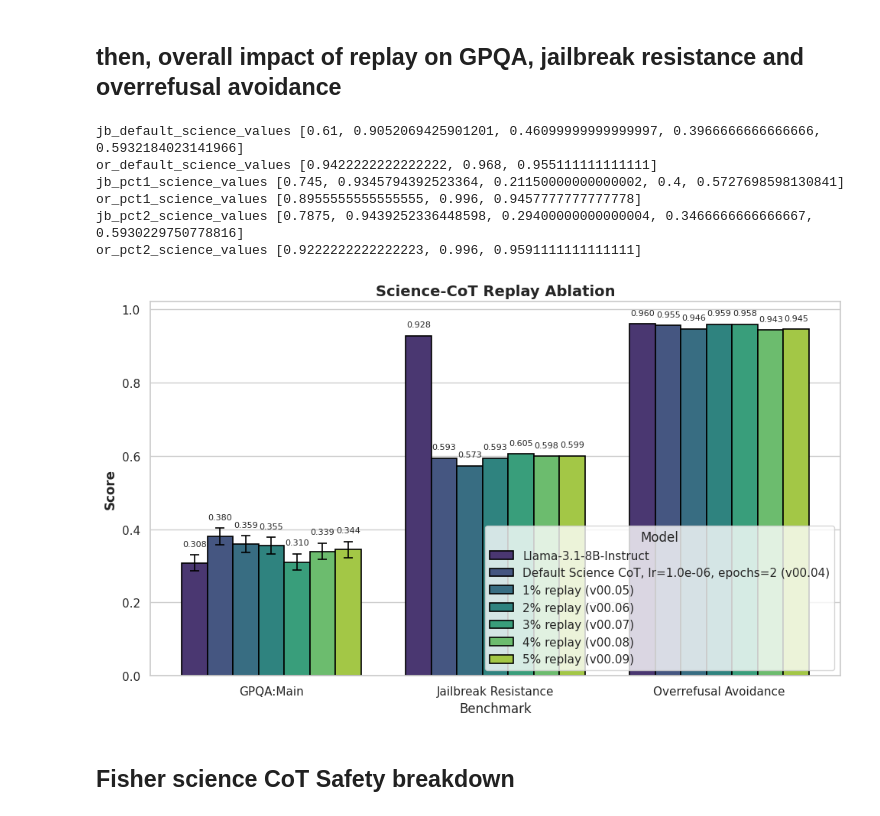
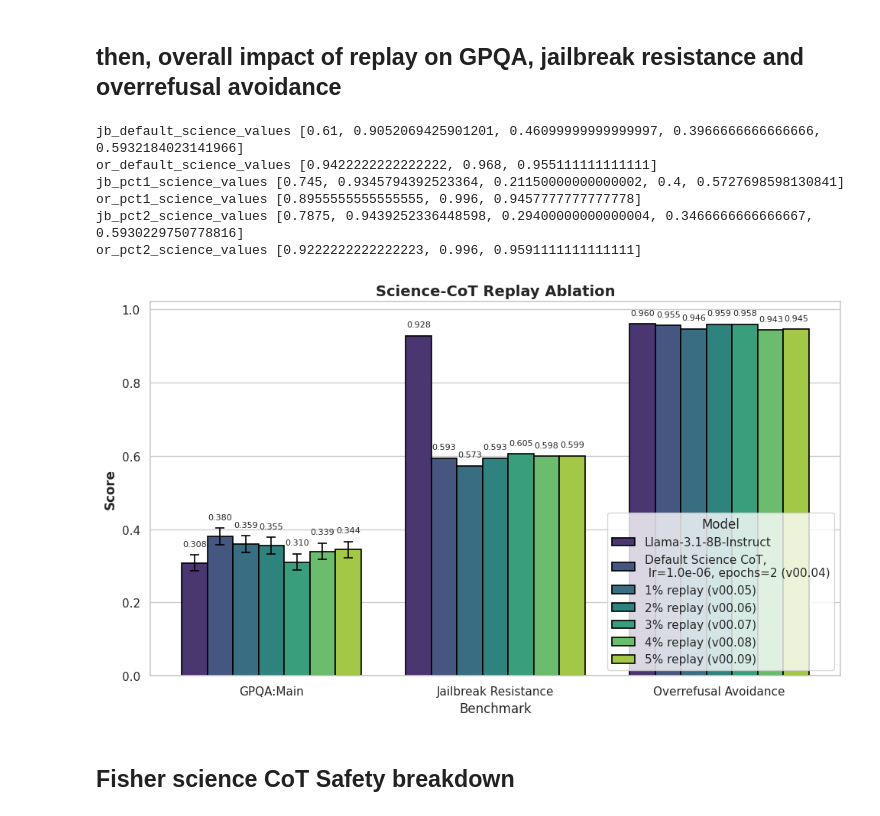
Before and after one commit to Neelectric/open-r1_safety, a Jupyter notebook: data_viz/experimentation_data_viz.ipynb, the cells around one changed output. Saved outputs shown, nothing was run; the diff lists cells and outputs as text; code cells hidden in the pictures.

```diff
--- a/data_viz/experimentation_data_viz.ipynb
+++ b/data_viz/experimentation_data_viz.ipynb
@@ -2344,18 +2344,18 @@ df = pd.DataFrame({
     'Model': model_df_entry,
 })
 
-fig, ax = plt.subplots(figsize=(17, 9))
+fig, ax = plt.subplots(figsize=(16, 9))
 palette = sns.color_palette("viridis", n)
 bars = sns.barplot(data=df, x='Benchmark', y='Value', hue='Model', ax=ax, palette=palette)
 
 # again we add value labels on top of bars
 for container in ax.containers:
-    ax.bar_label(container, fmt='%.3f', padding=3, fontsize=6)
+    ax.bar_label(container, fmt='%.3f', padding=3, fontsize=8)
 
 ax.set_xlabel('')
-ax.set_ylabel('Score (higher is better)', fontsize=12)
-ax.set_title('Safety Benchmark Results', fontsize=14, fontweight='bold')
-ax.legend(title='Model', frameon=True, fancybox=True, shadow=True)
+ax.set_ylabel('Score (higher is better)', fontsize=14)
+ax.set_title('Safety Benchmark Results', fontsize=16, fontweight='bold')
+ax.legend(title='Model', frameon=True, fancybox=True, shadow=True, loc="lower right", fontsize=14)
 ax.grid(axis='y', alpha=0.3, linestyle='--')
 
 # trying to give room for labels
@@ -2496,11 +2499,11 @@ bars = sns.barplot(data=df, x='Benchmark', y='Value', hue='Model', ax=ax, palett
 
 # again we add value labels on top of bars
 for container in ax.containers:
-    ax.bar_label(container, fmt='%.3f', padding=3, fontsize=6)
+    ax.bar_label(container, fmt='%.3f', padding=3, fontsize=8)
 
 ax.set_xlabel('')
 ax.set_ylabel('Score (higher is better)', fontsize=12)
-ax.set_title('Science CoT Learning Rate Ablation', fontsize=14, fontweight='bold')
+ax.set_title('Science CoT Learning Rate Ablation', fontsize=16, fontweight='bold')
 ax.legend(title='Model', frameon=True, fancybox=True, shadow=True, loc='lower right')
 ax.grid(axis='y', alpha=0.3, linestyle='--')
 
@@ -3066,7 +3069,7 @@ or_pct5_science_values_avg = or_pct5_science_values[-1]
 
 results = {
     'Llama-3.1-8B-Instruct':                               {'GPQA:Main': (0.3080, 0.0218), 'Jailbreak Resistance': (jailbreak_base_values_avg, 0.000), 'Overrefusal Avoidance': (overrefusal_base_values_avg, 0.000)   },
-    'Default Science CoT, lr=1.0e-06, epochs=2 (v00.04)':  {'GPQA:Main': (0.3795, 0.023), 'Jailbreak Resistance': (jb_default_science_avg, 0.000),    'Overrefusal Avoidance': (or_default_science_values_avg, 0.000) },
+    'Default Science CoT,\n lr=1.0e-06, epochs=2 (v00.04)':  {'GPQA:Main': (0.3795, 0.023), 'Jailbreak Resistance': (jb_default_science_avg, 0.000),    'Overrefusal Avoidance': (or_default_science_values_avg, 0.000) },
     '1% replay (v00.05)':                                  {'GPQA:Main': (0.3594, 0.0227), 'Jailbreak Resistance': (jb_pct1_science_values_avg, 0.000),'Overrefusal Avoidance': (or_pct1_science_values_avg, 0.000)    },
     '2% replay (v00.06)':                                  {'GPQA:Main': (0.3549, 0.0226), 'Jailbreak Resistance': (jb_pct2_science_values_avg, 0.000),'Overrefusal Avoidance': (or_pct2_science_values_avg, 0.000)    },
     '3% replay (v00.07)':                                  {'GPQA:Main': (0.3103, 0.0219), 'Jailbreak Resistance': (jb_pct3_science_values_avg, 0.000),'Overrefusal Avoidance': (or_pct3_science_values_avg, 0.000)    },
@@ -3100,34 +3103,34 @@ for model_idx, container in enumerate(ax.containers[:n_models]):
 
     for bench_idx, bar in enumerate(container):
         bench = benchmarks[bench_idx]
         row = df[(df['Model'] == model) & (df['Benchmark'] == bench)].iloc[0]
 
         x = bar.get_x() + bar.get_width() / 2
         y = bar.get_height()
         err = row['Stderr']
 
         # Error bar
         if err > 0:
             ax.errorbar(x, y, yerr=err, color='black', capsize=4, capthick=1.2, linewidth=1.2)
 
         # Value label
         ax.text(x, y + err + 0.02, f'{row["Value"]:.3f}', ha='center', va='bottom', fontsize=8)
 
 ax.set_ylabel('Score', fontsize=12, fontweight='bold')
 ax.set_title('Science-CoT Replay Ablation', fontsize=14, fontweight='bold')
 ax.legend(title='Model',
         #   bbox_to_anchor=(1.02, 1),
           loc='lower right')
 ax.set_ylim(0, 1.02)
 plt.tight_layout()
 # %% [output]
 jb_default_science_values [0.61, 0.9052069425901201, 0.46099999999999997, 0.3966666666666666, 0.5932184023141966]
 or_default_science_values [0.9422222222222222, 0.968, 0.955111111111111]
 jb_pct1_science_values [0.745, 0.9345794392523364, 0.21150000000000002, 0.4, 0.5727698598130841]
 or_pct1_science_values [0.8955555555555555, 0.996, 0.9457777777777778]
 jb_pct2_science_values [0.7875, 0.9439252336448598, 0.29400000000000004, 0.3466666666666667, 0.5930229750778816]
 or_pct2_science_values [0.9222222222222223, 0.996, 0.9591111111111111]
-[figure, old version]
+[figure, new version]
 # %% [markdown]
 ## Fisher science CoT Safety breakdown
 # %%
```
Also changed, not shown: parts of 3 cells of this notebook, 16 other files.
